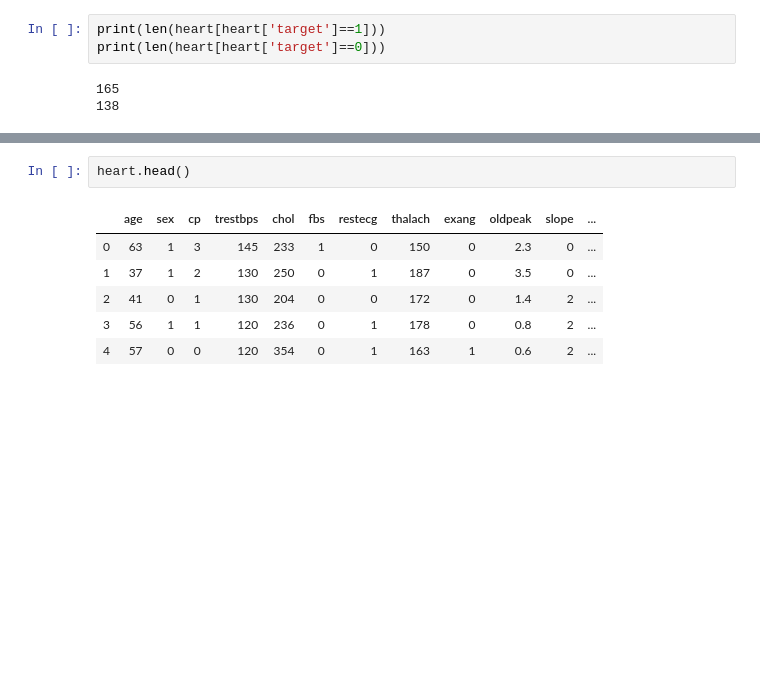
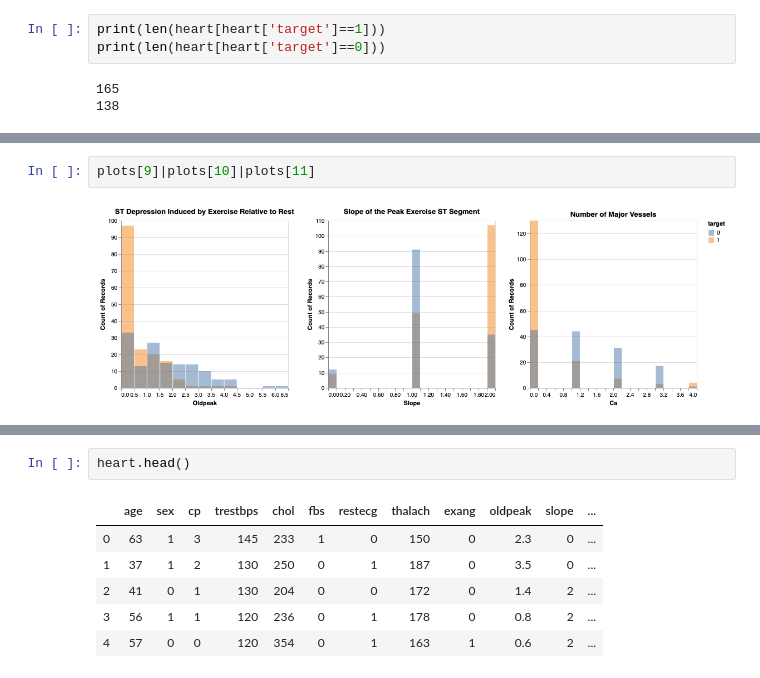
Before and after one commit to camadi/Heart-Disease-Prediction, a Jupyter notebook: Heart-Disease-Analysis.ipynb, the cells around one changed output, grey strips where cells are left out. Cells and saved outputs as stored; diff of their text form; blank space fills up the shorter version.

```diff
--- a/Heart-Disease-Analysis.ipynb
+++ b/Heart-Disease-Analysis.ipynb
@@ -220,0 +234,4 @@ plots[]
+# %%
+plots[9]|plots[10]|plots[11]
+# %% [output]
+[figure, added]
```
Also changed, not shown: parts of 8 cells of this notebook.
